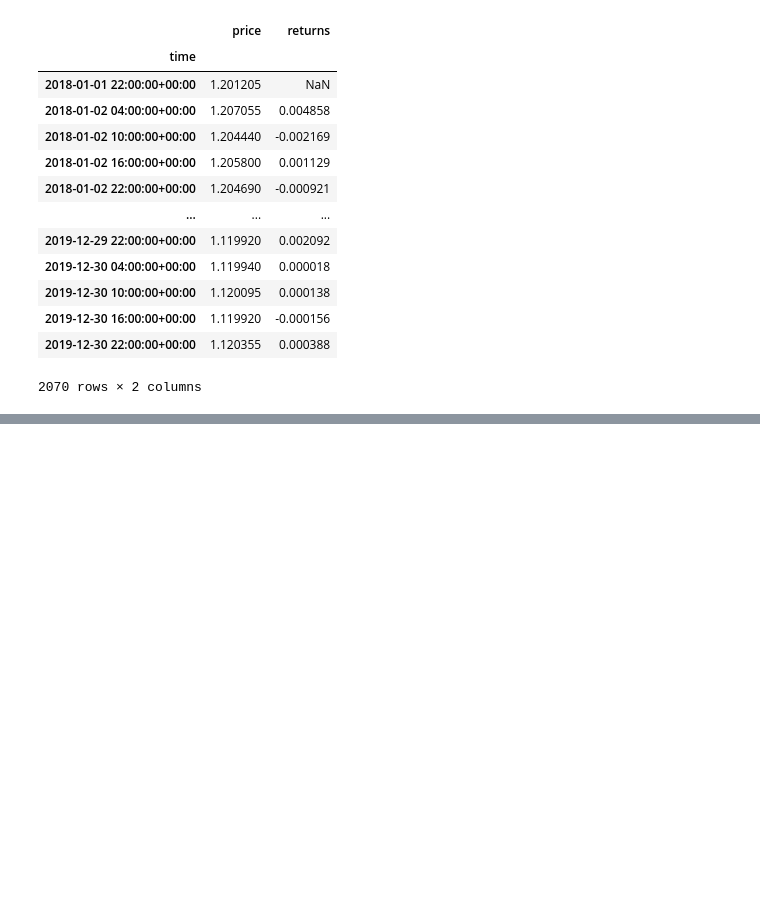
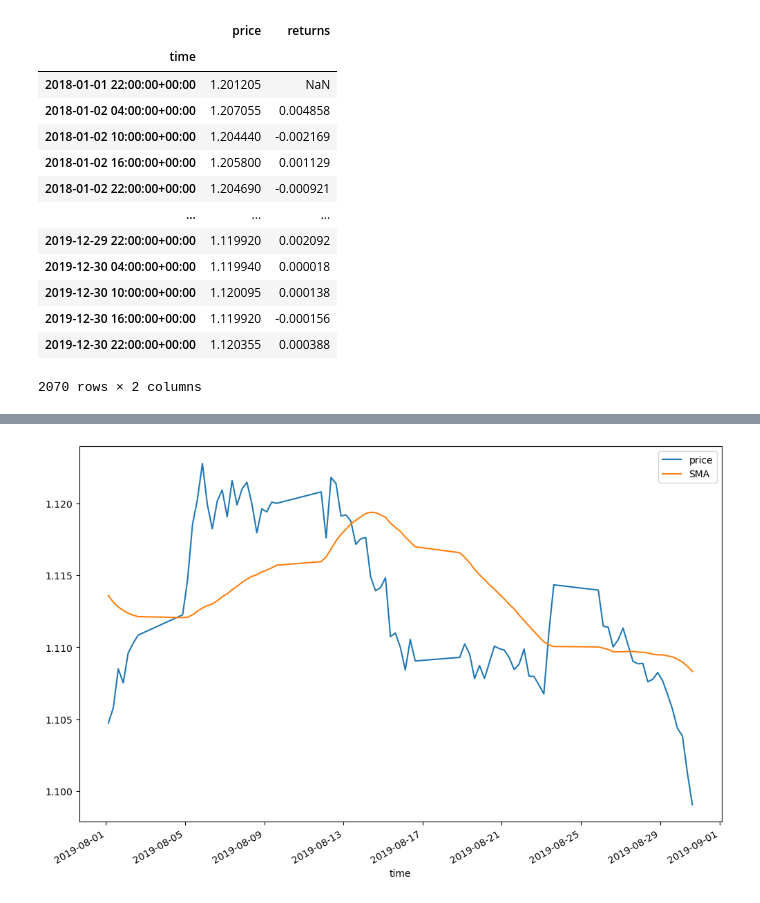
Before and after one commit to apasvenskas/Python-practice-with-financial-data, a Jupyter notebook: Testing/Backtesting_MeanReversion_STRG.ipynb, the cells around one changed output, grey strips where cells are left out. Saved outputs shown, nothing was run; the diff lists cells and outputs as text; code cells hidden in the pictures; blank space fills up the shorter version.

```diff
--- a/Testing/Backtesting_MeanReversion_STRG.ipynb
+++ b/Testing/Backtesting_MeanReversion_STRG.ipynb
@@ -67,0 +84,5 @@ data
+# %%
+data.loc["2019-08", ["price", "SMA"]].plot(figsize = (12, 8))
+plt.show()
+# %% [output]
+[figure, added]
```
Also changed, not shown: parts of 13 cells of this notebook.
